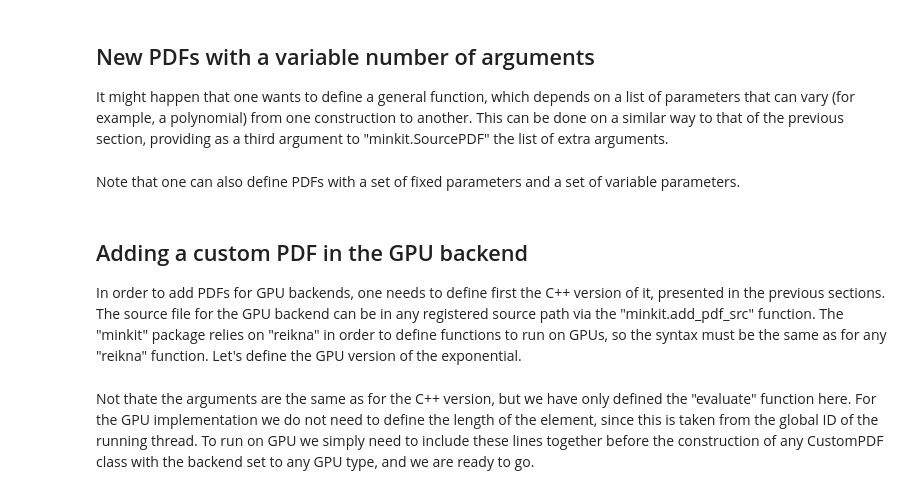
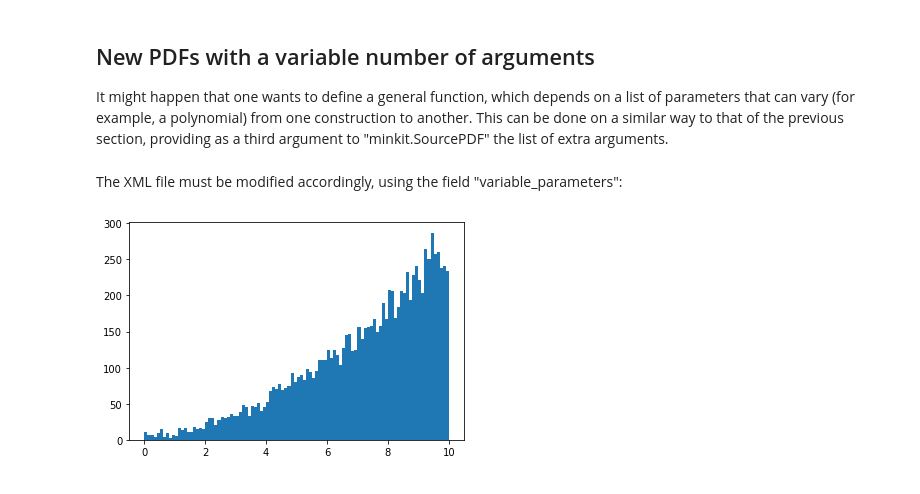
Before and after one commit to mramospe/minkit, a Jupyter notebook: docs/notebooks/extension.ipynb, the cells around one changed output. Drawn from its saved outputs; the diff is of its cells as text; code cells hidden in the pictures.

```diff
--- a/docs/notebooks/extension.ipynb
+++ b/docs/notebooks/extension.ipynb
@@ -91,25 +77,34 @@ This can be done on a similar way to that of the previous section, providing as
 class VarArgsCustomPDF(minkit.SourcePDF):
     def __init__( self, name, x, *coeffs ):
         super(VarArgsCustomPDF, self).__init__(name, [x], None, coeffs)
-# %% [markdown]
-Note that one can also define PDFs with a set of fixed parameters and a set of variable parameters.
-# %% [markdown]
-## Adding a custom PDF in the GPU backend
-In order to add PDFs for GPU backends, one needs to define first the C++ version of it, presented in the previous sections. The source file for the GPU backend can be in any registered source path via the "minkit.add_pdf_src" function. The "minkit" package relies on "reikna" in order to define functions to run on GPUs, so the syntax must be the same as for any "reikna" function. Let's define the GPU version of the exponential.
-# %%
-with open(os.path.join(tmpdir.name, 'CustomPDF.c'), 'wt') as f:
-    f.write('''
-        KERNEL void evaluate( GLOBAL_MEM double *out, GLOBAL_MEM double *in, double k )
-        {
-            SIZE_T idx  = get_global_id(0);
-            double x = in[idx];
-            out[idx] = exp(k * x);
-        }
-        KERNEL void evaluate_binned( GLOBAL_MEM double *out, double k, double *edges )
-        {
-            SIZE_T idx = get_global_id(0);
-            out[idx] = 1. / k * (exp(k * edges[idx + 1]) - exp(k * edges[idx]));
-        }
-        ''')
-# %% [markdown]
-Not thate the arguments are the same as for the C++ version, but we have only defined the "evaluate" function here. For the GPU implementation we do not need to define the length of the element, since this is taken from the global ID of the running thread. To run on GPU we simply need to include these lines together before the construction of any CustomPDF class with the backend set to any GPU type, and we are ready to go.
+# %% [markdown]
+The XML file must be modified accordingly, using the field "variable_parameters":
+# %%
+with open(os.path.join(tmpdir.name, 'VarArgsCustomPDF.xml'), 'wt') as f:
+    f.write('''
+<PDF>
+  <preamble/>
+  <variable_parameters n="n" p="p"/>
+  <function>
+    <data x="x"/>
+    <code>
+      if ( n == 0 )
+        return 1.;
+
+      double out = x * p[n - 1];
+      for ( int i = 0; i &lt; n; ++i )
+        out = x * (out + p[n - i - 1]);
+      return out + 1.;
+    </code>
+  </function>
+</PDF>
+        ''')
+
+x = minkit.Parameter('x', bounds=(0, 10))
+p1 = minkit.Parameter('p1', +0.5)
+pdf = VarArgsCustomPDF('pdf', x, p1)
+data = pdf.generate(10000)
+import matplotlib.pyplot as plt
+plt.hist(minkit.as_ndarray(data['x']), bins=100);
+# %% [output]
+[figure, added]
```
Also changed, not shown: parts of 8 cells of this notebook, 38 other files.
